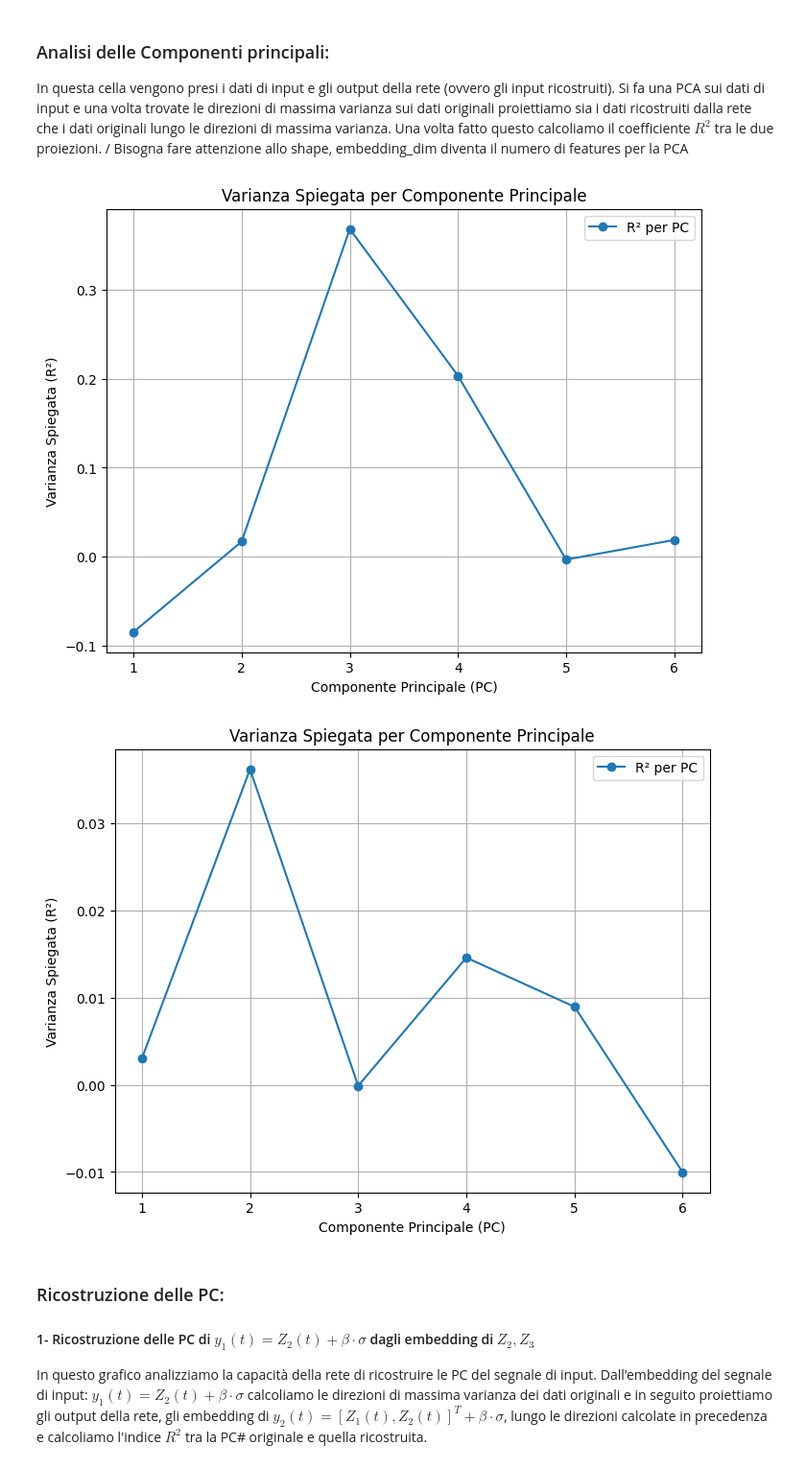
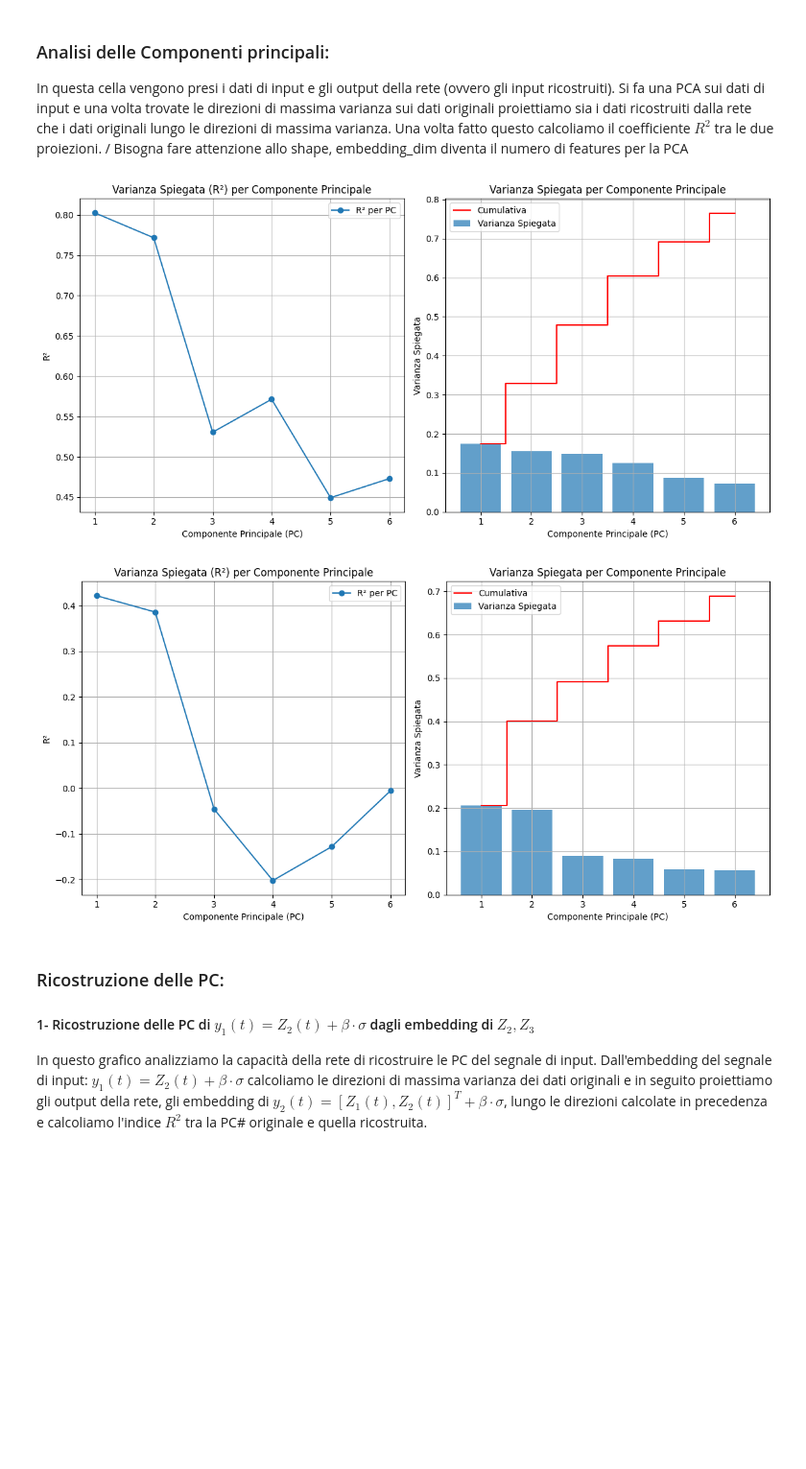
Before and after one commit to FedericoSbarbati/Lorenz-Toy, a Jupyter notebook: validationData.ipynb, the cells around one changed output. Shown at 96% size. Cells and saved outputs as stored; diff of their text form; code cells hidden in the pictures; blank space fills up the shorter version.

Commit message:
Lot of run to get the best model tooning the hyperparameters. Still up to suboptima solution.

```diff
--- a/validationData.ipynb
+++ b/validationData.ipynb
@@ -29,7 +32,7 @@ Seconda {'latent_dim': 5, 'encoder_layers': [20, 15, 10, 8, 5], 'decoder_layers'
 ### Model input:
 # %%
 # Scegli un modello specifico
-model_name = "Seconda"  # Cambia con il nome desiderato
+model_name = "5"  # Cambia con il nome desiderato
 selected_model_config = all_configs.get(model_name)
 
 if selected_model_config is None:
@@ -381,6 +386,10 @@ In questa cella vengono presi i dati di input e gli output della rete (ovvero gl
 Si fa una PCA sui dati di input e una volta trovate le direzioni di massima varianza sui dati originali proiettiamo sia i dati ricostruiti dalla rete che i dati originali lungo le direzioni di massima varianza. Una volta fatto questo calcoliamo il coefficiente $R^2$ tra le due proiezioni. /
 Bisogna fare attenzione allo shape, embedding_dim diventa il numero di features per la PCA
 # %%
+from sklearn.decomposition import PCA
+import numpy as np
+import matplotlib.pyplot as plt
+
 def pca_r2_analysis_embeddings(true_embeddings, reconstructed_embeddings, n_components=4):
     """
     Esegue PCA sui vettori di embedding originali e ricostruiti, confronta fino a n_components
@@ -393,6 +402,7 @@ def pca_r2_analysis_embeddings(true_embeddings, reconstructed_embeddings, n_comp
 
     Output:
     - R² per ogni componente principale.
+    - Varianza spiegata per ogni componente principale.
     - Grafico della varianza spiegata per ciascuna PC.
     """
     # Assicurati che i dati siano 2D
@@ -419,26 +429,44 @@ def pca_r2_analysis_embeddings(true_embeddings, reconstructed_embeddings, n_comp
         for i in range(true_projected.shape[1])
     ]
 
+    # Ottenere la varianza spiegata da ciascuna componente principale
+    explained_variance = pca.explained_variance_ratio_
+
     # Plot dei risultati
-    plt.figure(figsize=(8, 6))
+    plt.figure(figsize=(12, 6))
+
+    # Subplot 1: R² per componente principale
+    plt.subplot(1, 2, 1)
     plt.plot(range(1, len(r2_per_component) + 1), r2_per_component, marker='o', label="R² per PC")
     plt.xlabel("Componente Principale (PC)")
-    plt.ylabel("Varianza Spiegata (R²)")
+    plt.ylabel("R²")
+    plt.title("Varianza Spiegata (R²) per Componente Principale")
+    plt.grid(True)
+    plt.legend()
+
+    # Subplot 2: Varianza spiegata
+    plt.subplot(1, 2, 2)
+    plt.bar(range(1, len(explained_variance) + 1), explained_variance, alpha=0.7, label="Varianza Spiegata")
+    plt.step(range(1, len(explained_variance) + 1), np.cumsum(explained_variance), where='mid', color='red', label="Cumulativa")
+    plt.xlabel("Componente Principale (PC)")
+    plt.ylabel("Varianza Spiegata")
     plt.title("Varianza Spiegata per Componente Principale")
     plt.grid(True)
     plt.legend()
+
+    plt.tight_layout()
     plt.show()
 
-    return r2_per_component
+    return r2_per_component, explained_variance
 # %%
 # Confronta PC per Z1
-r2_z1 = pca_r2_analysis_embeddings(original_y2_1, reconstructed_y2_1, n_components=6)
+r2_z1, ind2 = pca_r2_analysis_embeddings(original_y2_1, reconstructed_y2_1, n_components=6)
 
 # Confronta PC per Z2
-r2_z2 = pca_r2_analysis_embeddings(original_y2_2, reconstructed_y2_2, n_components=6)
+r2_z2, ind3 = pca_r2_analysis_embeddings(original_y2_2, reconstructed_y2_2, n_components=6)
 # %% [output]
-[figure, old version]
+[figure, new version]
-[figure, old version]
+[figure, new version]
 # %% [markdown]
 ### Ricostruzione delle PC:
 
```
Also changed, not shown: parts of 14 cells of this notebook, 13 other files.
